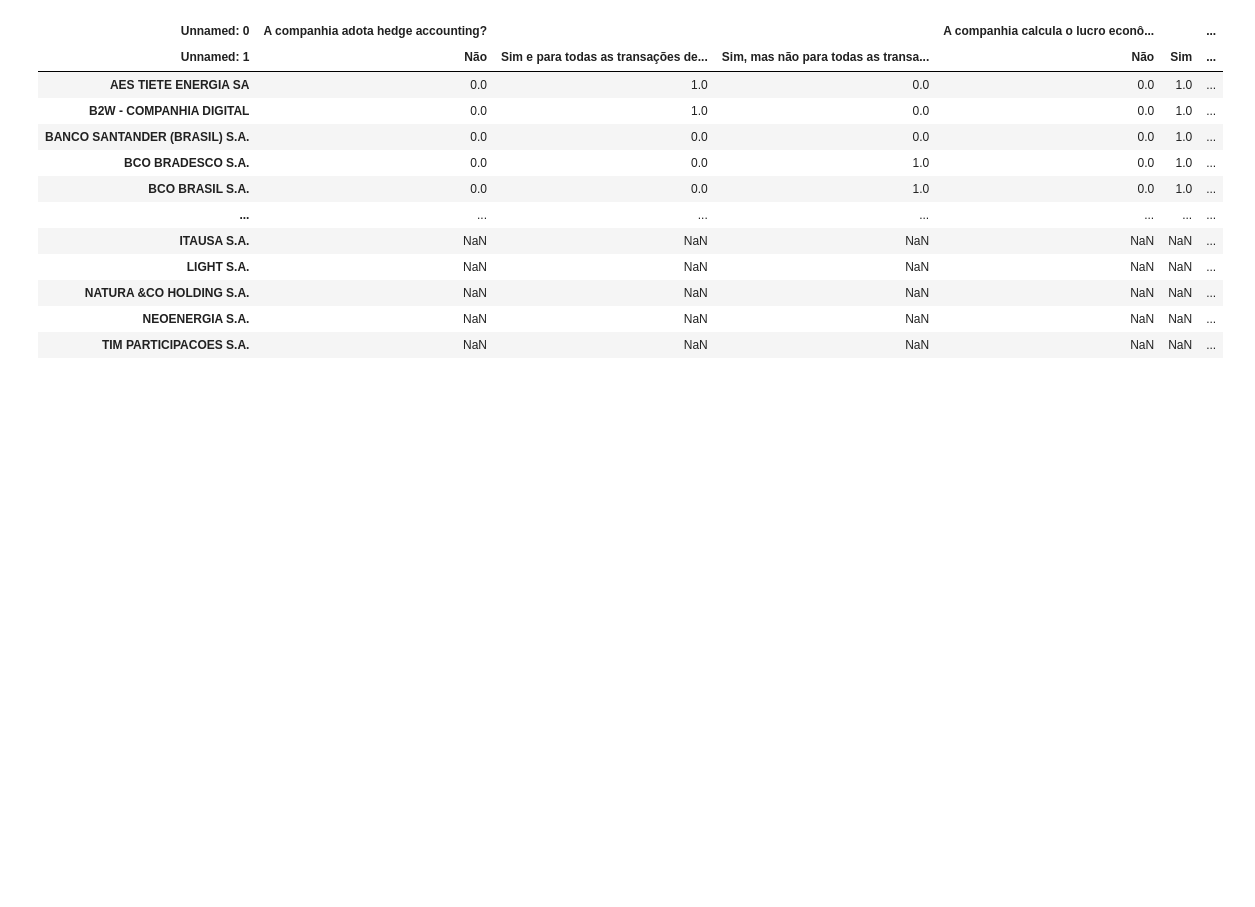
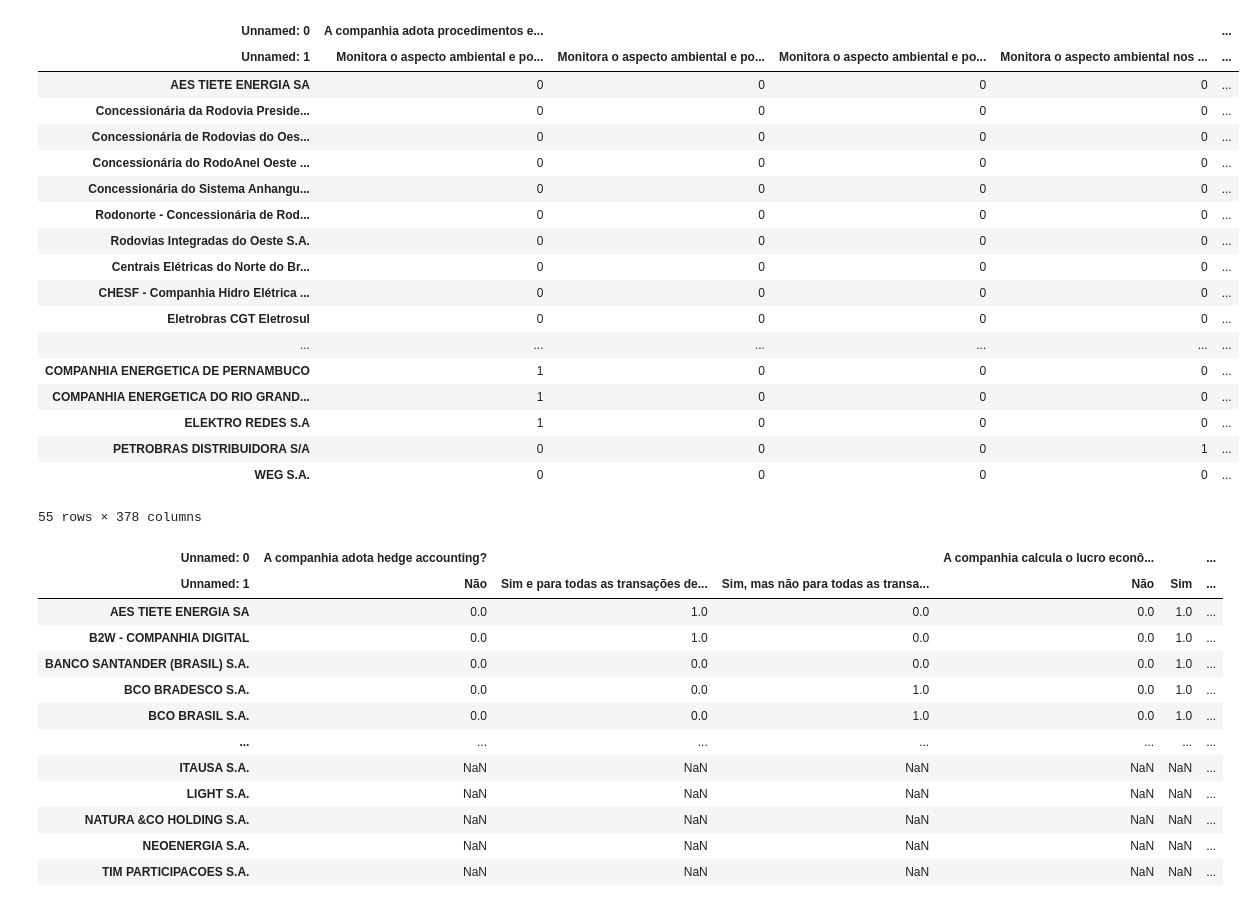
Before and after one commit to guilhermedrud/sustentabilidade, a Jupyter notebook: notebooks/data_analysis.ipynb, the cells around one changed output. Drawn from its saved outputs; the diff is of its cells as text; code cells hidden in the pictures; blank space fills up the shorter version.

```diff
--- a/notebooks/data_analysis.ipynb
+++ b/notebooks/data_analysis.ipynb
@@ -9,4 +9,5 @@ import matplotlib.pyplot as plt
 from sklearn.manifold import TSNE
 from sklearn.decomposition import PCA, TruncatedSVD
 # %%
-df = pd.read_excel('data/iseb3_2021/Respostas_ISE_2020_-_Dimensão_Ambiental_A_e_B.xls',true_values='X')
+df = pd.read_excel('../data/iseb3_2021/Respostas_ISE_2020_-_Dimensão_Ambiental_A_e_B.xls',true_values='X')
+df
@@ -15,10 +45,31 @@ df['Unnamed: 0'] = pd.Series(df['Unnamed: 0']).fillna(method='ffill')
 # %%
 df = df.groupby(by=['Unnamed: 0','Unnamed: 1']).sum()
 df = df.replace(0, np.nan)
 df = df.dropna(how='all', axis=0)
 df = df.replace(np.nan, 0)
 df = df.replace(True,1)
 df = df.T
+df
+# %% [output]
+| Unnamed: 0 | A companhia adota procedimentos e... |  |  |  | ... |
+| Unnamed: 1 | Monitora o aspecto ambiental e po... | Monitora o aspecto ambiental e po... | Monitora o aspecto ambiental e po... | Monitora o aspecto ambiental nos ... | ... |
+| AES TIETE ENERGIA SA | 0 | 0 | 0 | 0 | ... |
+| Concessionária da Rodovia Preside... | 0 | 0 | 0 | 0 | ... |
+| Concessionária de Rodovias do Oes... | 0 | 0 | 0 | 0 | ... |
+| Concessionária do RodoAnel Oeste ... | 0 | 0 | 0 | 0 | ... |
+| Concessionária do Sistema Anhangu... | 0 | 0 | 0 | 0 | ... |
+| Rodonorte - Concessionária de Rod... | 0 | 0 | 0 | 0 | ... |
+| Rodovias Integradas do Oeste S.A. | 0 | 0 | 0 | 0 | ... |
+| Centrais Elétricas do Norte do Br... | 0 | 0 | 0 | 0 | ... |
+| CHESF - Companhia Hidro Elétrica ... | 0 | 0 | 0 | 0 | ... |
+| Eletrobras CGT Eletrosul | 0 | 0 | 0 | 0 | ... |
+| ... | ... | ... | ... | ... | ... |
+| COMPANHIA ENERGETICA DE PERNAMBUCO | 1 | 0 | 0 | 0 | ... |
+| COMPANHIA ENERGETICA DO RIO GRAND... | 1 | 0 | 0 | 0 | ... |
+| ELEKTRO REDES S.A | 1 | 0 | 0 | 0 | ... |
+| PETROBRAS DISTRIBUIDORA S/A | 0 | 0 | 0 | 1 | ... |
+| WEG S.A. | 0 | 0 | 0 | 0 | ... |
+55 rows × 378 columns
 # %%
 df2 = pd.read_csv('teste.csv',header=[0,1],index_col=0)
 # %%
```
Also changed, not shown: parts of 4 cells of this notebook, 6 other files.
